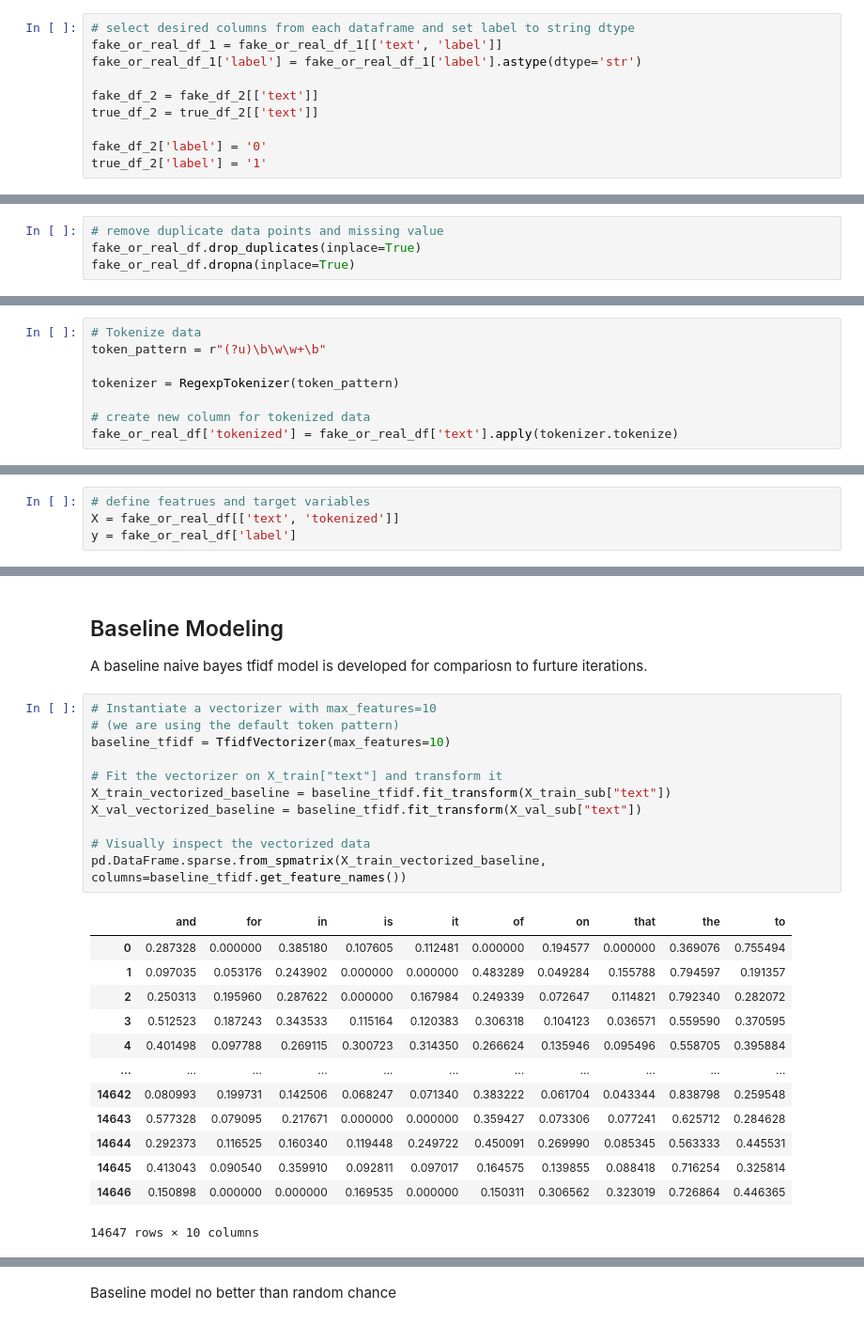
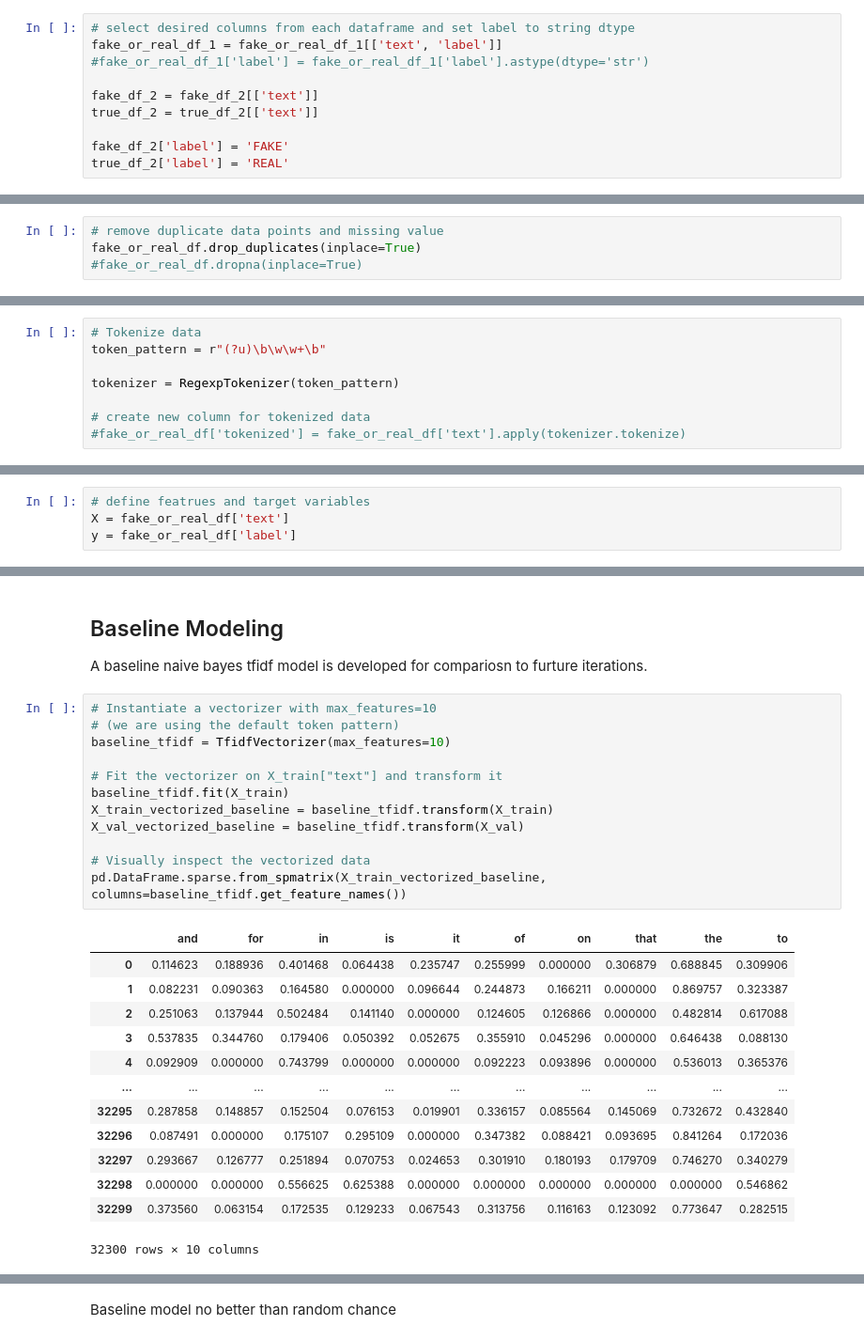
Before and after one commit to bentoler22/Phase_5_Project, a Jupyter notebook: Fake News Detection.ipynb, the cells around one changed output, grey strips where cells are left out. Shown: that part at 94% size. Cells and saved outputs as stored; diff of their text form.

```diff
--- a/Fake News Detection.ipynb
+++ b/Fake News Detection.ipynb
@@ -69,10 +84,10 @@ true_df_2.head()
 # %%
 # select desired columns from each dataframe and set label to string dtype
 fake_or_real_df_1 = fake_or_real_df_1[['text', 'label']]
-fake_or_real_df_1['label'] = fake_or_real_df_1['label'].astype(dtype='str')
+#fake_or_real_df_1['label'] = fake_or_real_df_1['label'].astype(dtype='str')
 
 fake_df_2 = fake_df_2[['text']]
 true_df_2 = true_df_2[['text']]
 
-fake_df_2['label'] = '0'
-true_df_2['label'] = '1'
+fake_df_2['label'] = 'FAKE'
+true_df_2['label'] = 'REAL'
@@ -92,7 +119,7 @@ fake_or_real_df.head()
 # %%
 # remove duplicate data points and missing value
 fake_or_real_df.drop_duplicates(inplace=True)
-fake_or_real_df.dropna(inplace=True)
+#fake_or_real_df.dropna(inplace=True)
 # %%
 # preview final full dataset
 fake_or_real_df
@@ -145,7 +180,7 @@ token_pattern = r"(?u)\b\w\w+\b"
 tokenizer = RegexpTokenizer(token_pattern)
 
 # create new column for tokenized data
-fake_or_real_df['tokenized'] = fake_or_real_df['text'].apply(tokenizer.tokenize)
+#fake_or_real_df['tokenized'] = fake_or_real_df['text'].apply(tokenizer.tokenize)
 # %%
 fake_or_real_df
 # %% [output]
@@ -166,7 +201,7 @@ fake_or_real_df
 ### Data Splitting
 # %%
 # define featrues and target variables
-X = fake_or_real_df[['text', 'tokenized']]
+X = fake_or_real_df['text']
 y = fake_or_real_df['label']
 # %%
 # intial split of data into traiing and test sets with 15% test size
@@ -253,28 +287,29 @@ A baseline naive bayes tfidf model is developed for compariosn to furture iterat
 # %%
 # Instantiate a vectorizer with max_features=10
 # (we are using the default token pattern)
 baseline_tfidf = TfidfVectorizer(max_features=10)
 
 # Fit the vectorizer on X_train["text"] and transform it
-X_train_vectorized_baseline = baseline_tfidf.fit_transform(X_train_sub["text"])
-X_val_vectorized_baseline = baseline_tfidf.fit_transform(X_val_sub["text"])
+baseline_tfidf.fit(X_train)
+X_train_vectorized_baseline = baseline_tfidf.transform(X_train)
+X_val_vectorized_baseline = baseline_tfidf.transform(X_val)
 
 # Visually inspect the vectorized data
 pd.DataFrame.sparse.from_spmatrix(X_train_vectorized_baseline, columns=baseline_tfidf.get_feature_names())
 # %% [output]
 |  | and | for | in | is | it | of | on | that | the | to |
-| 0 | 0.287328 | 0.000000 | 0.385180 | 0.107605 | 0.112481 | 0.000000 | 0.194577 | 0.000000 | 0.369076 | 0.755494 |
-| 1 | 0.097035 | 0.053176 | 0.243902 | 0.000000 | 0.000000 | 0.483289 | 0.049284 | 0.155788 | 0.794597 | 0.191357 |
-| 2 | 0.250313 | 0.195960 | 0.287622 | 0.000000 | 0.167984 | 0.249339 | 0.072647 | 0.114821 | 0.792340 | 0.282072 |
-| 3 | 0.512523 | 0.187243 | 0.343533 | 0.115164 | 0.120383 | 0.306318 | 0.104123 | 0.036571 | 0.559590 | 0.370595 |
-| 4 | 0.401498 | 0.097788 | 0.269115 | 0.300723 | 0.314350 | 0.266624 | 0.135946 | 0.095496 | 0.558705 | 0.395884 |
+| 0 | 0.114623 | 0.188936 | 0.401468 | 0.064438 | 0.235747 | 0.255999 | 0.000000 | 0.306879 | 0.688845 | 0.309906 |
+| 1 | 0.082231 | 0.090363 | 0.164580 | 0.000000 | 0.096644 | 0.244873 | 0.166211 | 0.000000 | 0.869757 | 0.323387 |
+| 2 | 0.251063 | 0.137944 | 0.502484 | 0.141140 | 0.000000 | 0.124605 | 0.126866 | 0.000000 | 0.482814 | 0.617088 |
+| 3 | 0.537835 | 0.344760 | 0.179406 | 0.050392 | 0.052675 | 0.355910 | 0.045296 | 0.000000 | 0.646438 | 0.088130 |
+| 4 | 0.092909 | 0.000000 | 0.743799 | 0.000000 | 0.000000 | 0.092223 | 0.093896 | 0.000000 | 0.536013 | 0.365376 |
 | ... | ... | ... | ... | ... | ... | ... | ... | ... | ... | ... |
-| 14642 | 0.080993 | 0.199731 | 0.142506 | 0.068247 | 0.071340 | 0.383222 | 0.061704 | 0.043344 | 0.838798 | 0.259548 |
-| 14643 | 0.577328 | 0.079095 | 0.217671 | 0.000000 | 0.000000 | 0.359427 | 0.073306 | 0.077241 | 0.625712 | 0.284628 |
-| 14644 | 0.292373 | 0.116525 | 0.160340 | 0.119448 | 0.249722 | 0.450091 | 0.269990 | 0.085345 | 0.563333 | 0.445531 |
-| 14645 | 0.413043 | 0.090540 | 0.359910 | 0.092811 | 0.097017 | 0.164575 | 0.139855 | 0.088418 | 0.716254 | 0.325814 |
-| 14646 | 0.150898 | 0.000000 | 0.000000 | 0.169535 | 0.000000 | 0.150311 | 0.306562 | 0.323019 | 0.726864 | 0.446365 |
+| 32295 | 0.287858 | 0.148857 | 0.152504 | 0.076153 | 0.019901 | 0.336157 | 0.085564 | 0.145069 | 0.732672 | 0.432840 |
+| 32296 | 0.087491 | 0.000000 | 0.175107 | 0.295109 | 0.000000 | 0.347382 | 0.088421 | 0.093695 | 0.841264 | 0.172036 |
+| 32297 | 0.293667 | 0.126777 | 0.251894 | 0.070753 | 0.024653 | 0.301910 | 0.180193 | 0.179709 | 0.746270 | 0.340279 |
+| 32298 | 0.000000 | 0.000000 | 0.556625 | 0.625388 | 0.000000 | 0.000000 | 0.000000 | 0.000000 | 0.000000 | 0.546862 |
+| 32299 | 0.373560 | 0.063154 | 0.172535 | 0.129233 | 0.067543 | 0.313756 | 0.116163 | 0.123092 | 0.773647 | 0.282515 |
-14647 rows × 10 columns
+32300 rows × 10 columns
 # %%
 # Instantiate a MultinomialNB classifier and fit to the vectorized data
 baseline_model = MultinomialNB()
```
Also changed, not shown: parts of 64 cells of this notebook.
